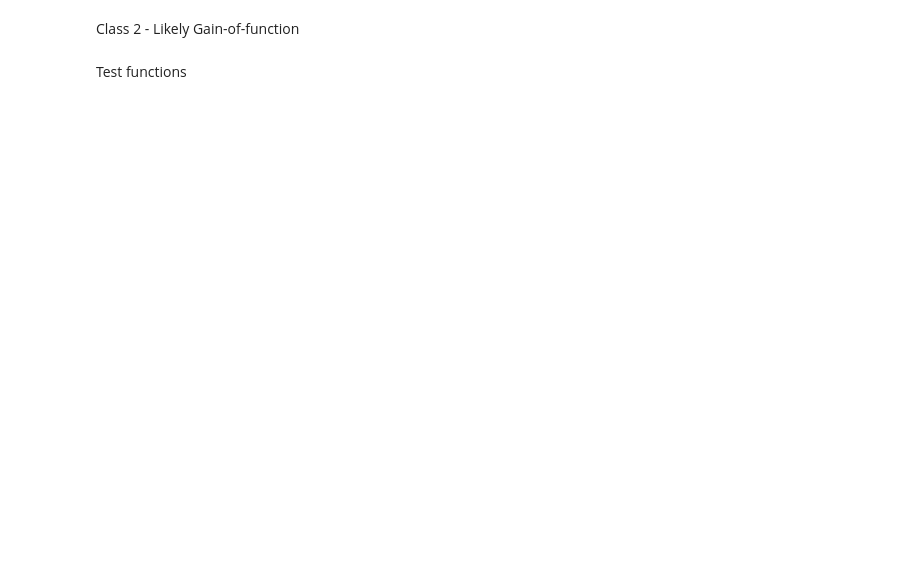
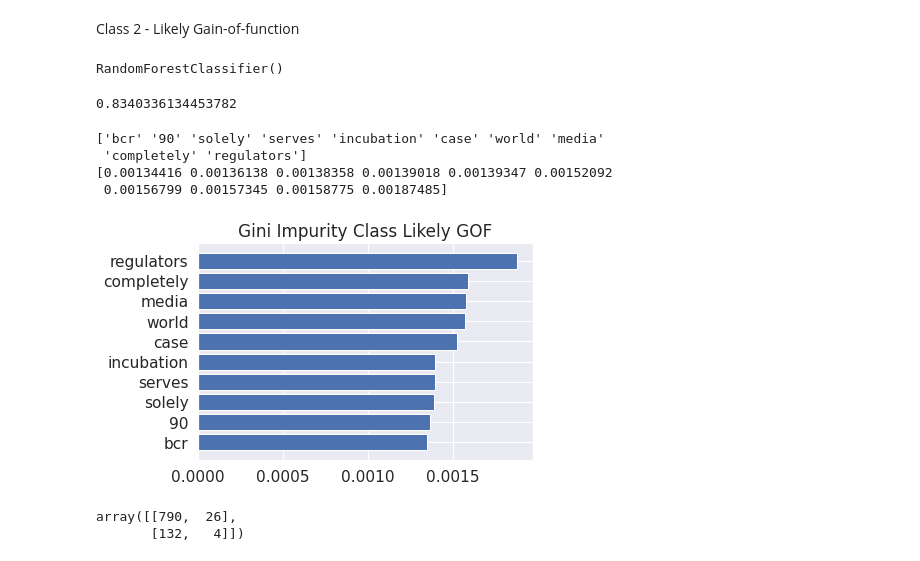
Before and after one commit to Shredder42/mutations, a Jupyter notebook: explore.ipynb, the cells around one changed output. Cells and saved outputs as stored; diff of their text form; code cells hidden in the pictures; blank space fills up the shorter version.

```diff
--- a/explore.ipynb
+++ b/explore.ipynb
@@ -801,2 +841,9 @@ X_train, X_test, y_train, y_
-# %% [markdown]
-Test functions
+# %%
+rf = RandomForestClassifier()
+rf.fit(X_train_vec, y_train)
+# %% [output]
+RandomForestClassifier()
+# %%
+rf.score(X_test_vec, y_test)
+# %% [output]
+0.8340336134453782
@@ -802,0 +853,19 @@ Test functions
+# %%
+words, values = rf_feature_importance()
+print(words)
+print(values)
+# %% [output]
+['bcr' '90' 'solely' 'serves' 'incubation' 'case' 'world' 'media'
+ 'completely' 'regulators']
+[0.00134416 0.00136138 0.00138358 0.00139018 0.00139347 0.00152092
+ 0.00156799 0.00157345 0.00158775 0.00187485]
+# %%
+gini_plot('Likely GOF', words, values)
+# %% [output]
+[figure, added]
+# %%
+cm = confusion_matrix(y_true=y_test, y_pred=y_pred)
+cm
+# %% [output]
+array([[790,  26],
+       [132,   4]])
```
Also changed, not shown: parts of 77 cells of this notebook.
